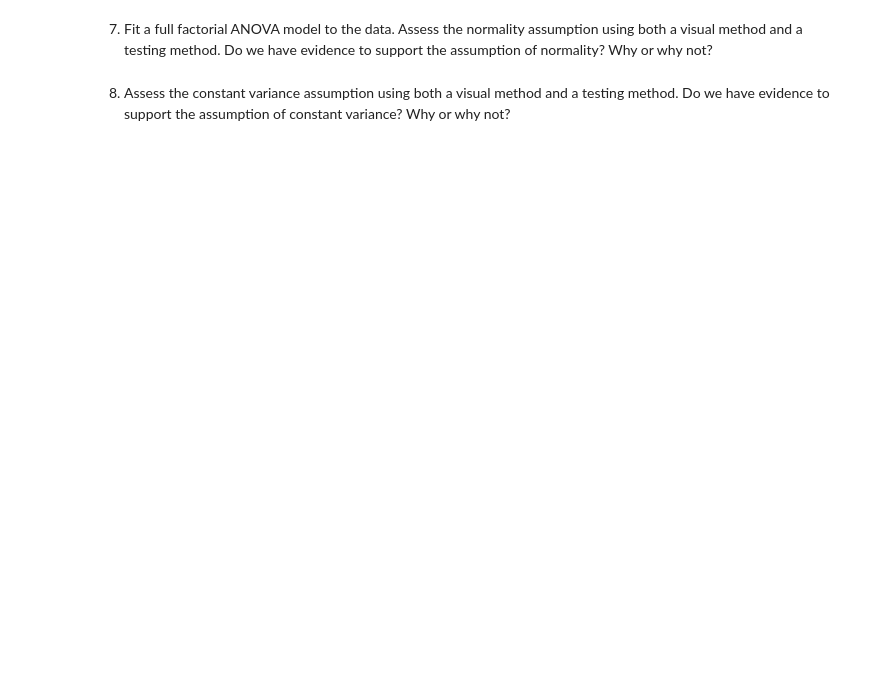
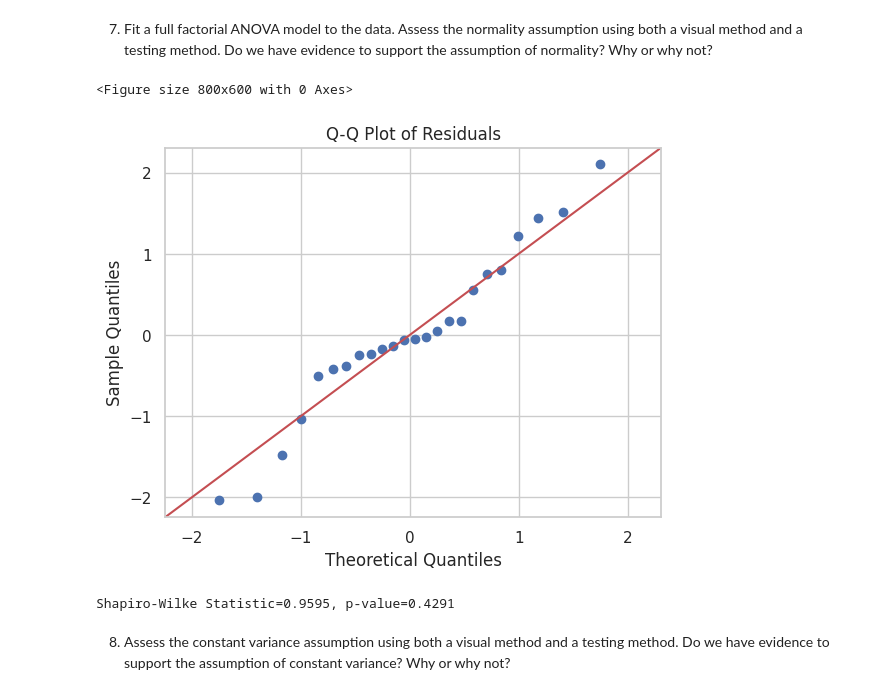
Before and after one commit to Cipher212/STAT-7220-Applied-Experimental-Design, a Jupyter notebook: Assignments/HW3/STAT-7220-HW3.ipynb, the cells around one changed output. Drawn from its saved outputs; the diff is of its cells as text; code cells hidden in the pictures; blank space fills up the shorter version.

```diff
--- a/Assignments/HW3/STAT-7220-HW3.ipynb
+++ b/Assignments/HW3/STAT-7220-HW3.ipynb
@@ -215,6 +214,27 @@ Passing `palette` without assigning `hue` is deprecated and will be removed in v
 7.  Fit a full factorial ANOVA model to the data. Assess the normality assumption using both a visual method and a testing method. Do we have evidence to support the assumption of normality? Why or why not?
 # %%
 ## Question 7 Code ##
+
+# model
+model = ols('comfort ~ C(sole_material) * C(insole_thickness) * C(breathability)', data=df).fit()
+
+residuals = model.resid
+
+# Shaprio Wilke
+shapiro_stat, shapiro_p = stats.shapiro(residuals)
+
+
+# QQ PLOT
+plt.figure(figsize=(8, 6))
+sm.qqplot(residuals, line='45', fit=True)
+plt.title('Q-Q Plot of Residuals')
+plt.show()
+
+print(f"Shapiro-Wilke Statistic={shapiro_stat:.4f}, p-value={shapiro_p:.4f}")
+# %% [output]
+<Figure size 800x600 with 0 Axes>
+[figure, added]
+Shapiro-Wilke Statistic=0.9595, p-value=0.4291
 # %% [markdown]
 
 8.  Assess the constant variance assumption using both a visual method and a testing method. Do we have evidence to support the assumption of constant variance? Why or why not?
```
Also changed, not shown: parts of 9 cells of this notebook.
